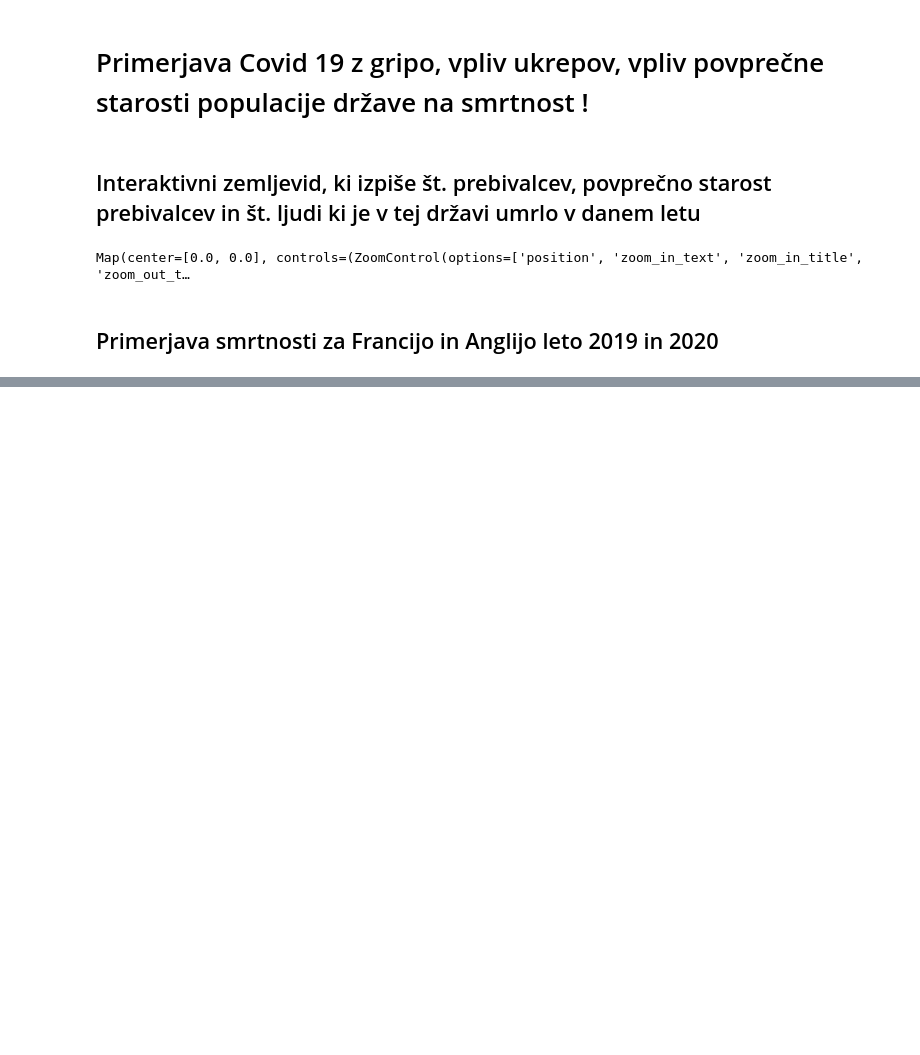
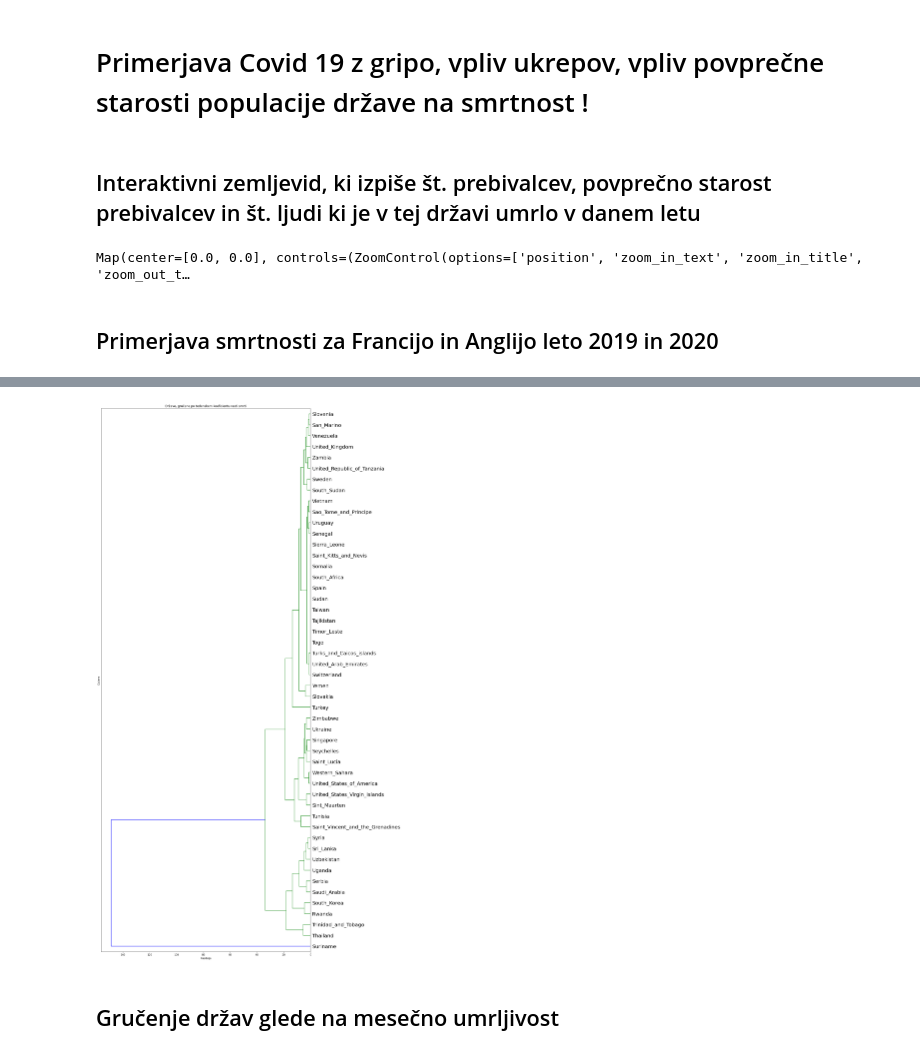
Before and after one commit to Zan-23/PR20NERJZ, a Jupyter notebook: notebooks/report.ipynb, the cells around one changed output, grey strips where cells are left out. Saved outputs shown, nothing was run; the diff lists cells and outputs as text; code cells hidden in the pictures; blank space fills up the shorter version.

```diff
--- a/notebooks/report.ipynb
+++ b/notebooks/report.ipynb
@@ -85,0 +112,6 @@ Map(center=[0.0, 0.0], controls=(ZoomControl(options=['position', 'zoom_in_text'
+# %%
+jaka.drawDendrogram(deathLinkage, labels, title="Države, gručene po tedenskem koeficientu rasti smrti")
+# %% [output]
+[figure, added]
+# %% [markdown]
+## Gručenje držav glede na mesečno umrljivost
```
Also changed, not shown: parts of 13 cells of this notebook, 3 other files.
